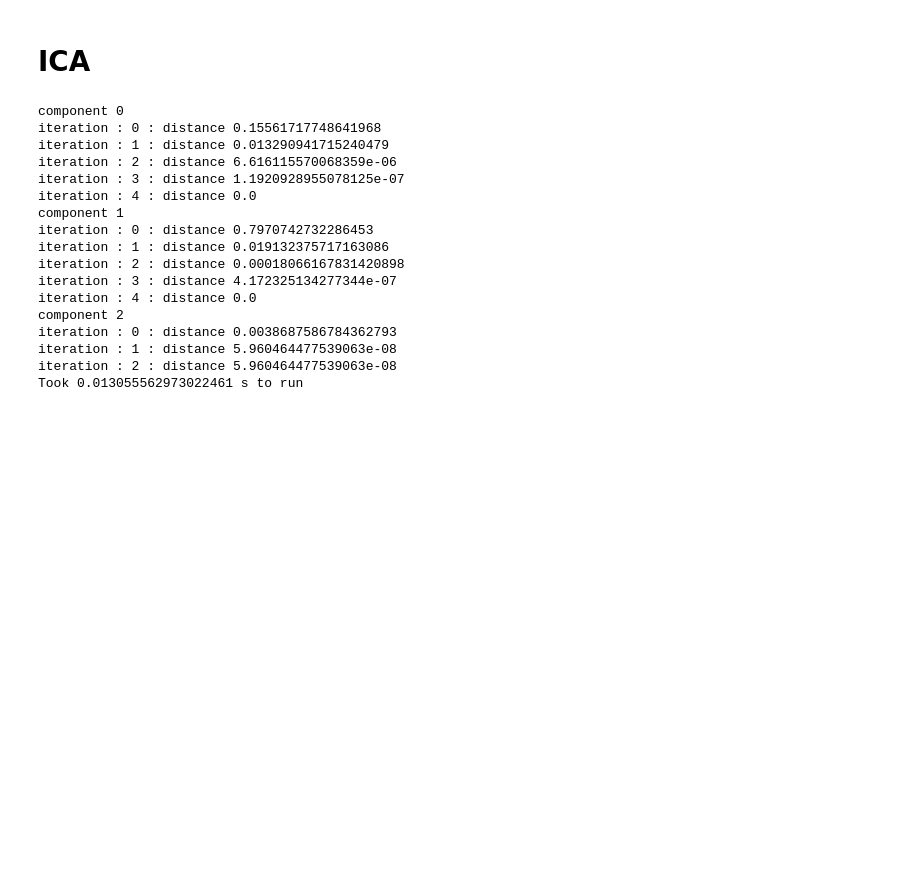
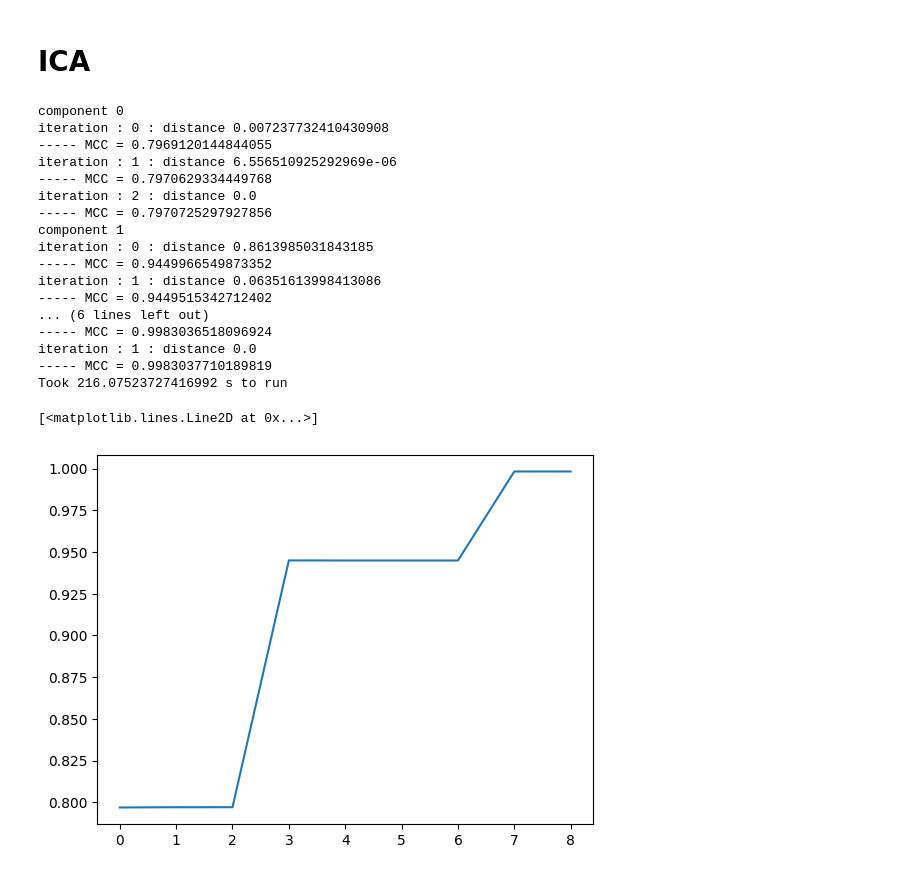
Before and after one commit to ylefay/independent_component_analysis, a Jupyter notebook: experiments/exp0_synthetic-signals/toy_sources.ipynb, the cells around one changed output. Cells and saved outputs as stored; diff of their text form; code cells hidden in the pictures; blank space fills up the shorter version.

```diff
--- a/experiments/exp0_synthetic-signals/toy_sources.ipynb
+++ b/experiments/exp0_synthetic-signals/toy_sources.ipynb
@@ -81,26 +83,31 @@ for i in range(n_sources):
 # Center & whiten signals
 X, meanX, whiteM = centering_and_whitening(X)
 start_time=time.time()
-W = fast_ica(X)
+W, mcc = fast_ica(X, true_sources=S)
 end_time=time.time()
 print(f'Took {end_time-start_time} s to run')
 
 unMixed = np.dot(W,X)
 # %% [output]
 component 0
-iteration : 0 : distance 0.15561717748641968
-iteration : 1 : distance 0.013290941715240479
-iteration : 2 : distance 6.616115570068359e-06
-iteration : 3 : distance 1.1920928955078125e-07
-iteration : 4 : distance 0.0
+iteration : 0 : distance 0.007237732410430908
+----- MCC = 0.7969120144844055
+iteration : 1 : distance 6.556510925292969e-06
+----- MCC = 0.7970629334449768
+iteration : 2 : distance 0.0
+----- MCC = 0.7970725297927856
 component 1
-iteration : 0 : distance 0.7970742732286453
-iteration : 1 : distance 0.019132375717163086
-iteration : 2 : distance 0.00018066167831420898
-iteration : 3 : distance 4.172325134277344e-07
-iteration : 4 : distance 0.0
-component 2
-iteration : 0 : distance 0.0038687586784362793
-iteration : 1 : distance 5.960464477539063e-08
-iteration : 2 : distance 5.960464477539063e-08
-Took 0.013055562973022461 s to run
+iteration : 0 : distance 0.8613985031843185
+----- MCC = 0.9449966549873352
+iteration : 1 : distance 0.06351613998413086
+----- MCC = 0.9449515342712402
+... (6 lines left out)
+----- MCC = 0.9983036518096924
+iteration : 1 : distance 0.0
+----- MCC = 0.9983037710189819
+Took 216.07523727416992 s to run
+# %%
+plt.plot(mcc)
+# %% [output]
+[<matplotlib.lines.Line2D at 0x...>]
+[figure, added]
```
Also changed, not shown: parts of 10 cells of this notebook, 2 other files.
